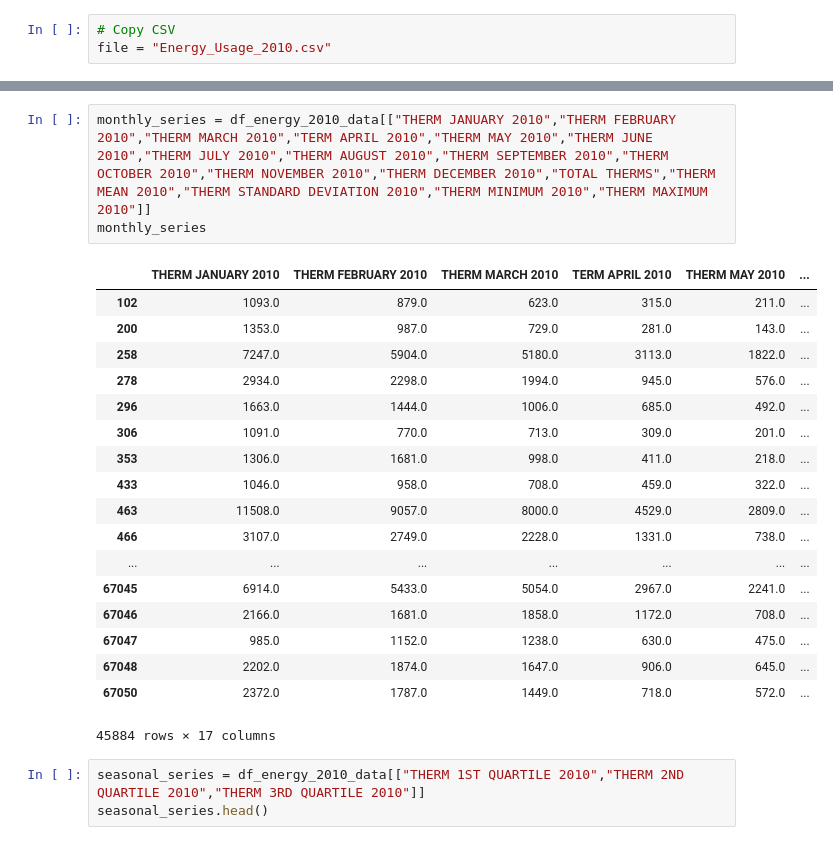
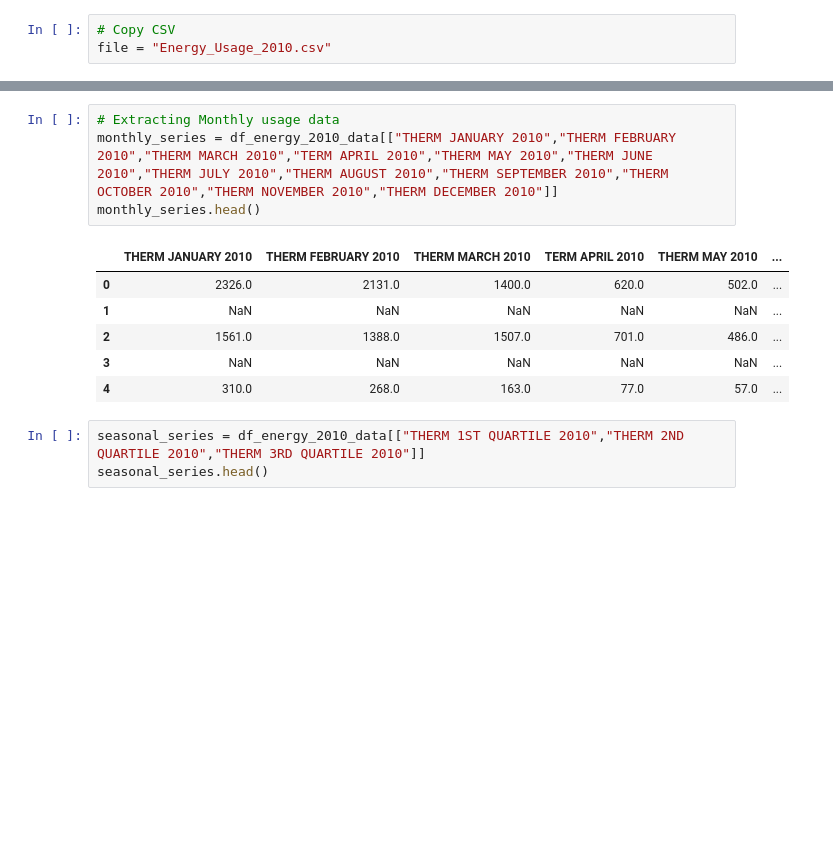
Before and after one commit to oimartin/Chicago_Energy, a Jupyter notebook: Season and Monthly Consumption.ipynb, the cells around one changed output, grey strips where cells are left out. Drawn from its saved outputs; the diff is of its cells as text; blank space fills up the shorter version.

Commit message:
Adding final commit for season and monthly consumption

```diff
--- a/Season and Monthly Consumption.ipynb
+++ b/Season and Monthly Consumption.ipynb
@@ -30,25 +21,14 @@ df_energy_2010_data
 # %%
-monthly_series = df_energy_2010_data[["THERM JANUARY 2010","THERM FEBRUARY 2010","THERM MARCH 2010","TERM APRIL 2010","THERM MAY 2010","THERM JUNE 2010","THERM JULY 2010","THERM AUGUST 2010","THERM SEPTEMBER 2010","THERM OCTOBER 2010","THERM NOVEMBER 2010","THERM DECEMBER 2010","TOTAL THERMS","THERM MEAN 2010","THERM STANDARD DEVIATION 2010","THERM MINIMUM 2010","THERM MAXIMUM 2010"]]
-monthly_series
+# Extracting Monthly usage data
+monthly_series = df_energy_2010_data[["THERM JANUARY 2010","THERM FEBRUARY 2010","THERM MARCH 2010","TERM APRIL 2010","THERM MAY 2010","THERM JUNE 2010","THERM JULY 2010","THERM AUGUST 2010","THERM SEPTEMBER 2010","THERM OCTOBER 2010","THERM NOVEMBER 2010","THERM DECEMBER 2010"]]
+monthly_series.head()
 # %% [output]
 |  | THERM JANUARY 2010 | THERM FEBRUARY 2010 | THERM MARCH 2010 | TERM APRIL 2010 | THERM MAY 2010 | ... |
-| 102 | 1093.0 | 879.0 | 623.0 | 315.0 | 211.0 | ... |
-| 200 | 1353.0 | 987.0 | 729.0 | 281.0 | 143.0 | ... |
-| 258 | 7247.0 | 5904.0 | 5180.0 | 3113.0 | 1822.0 | ... |
-| 278 | 2934.0 | 2298.0 | 1994.0 | 945.0 | 576.0 | ... |
-| 296 | 1663.0 | 1444.0 | 1006.0 | 685.0 | 492.0 | ... |
-| 306 | 1091.0 | 770.0 | 713.0 | 309.0 | 201.0 | ... |
-| 353 | 1306.0 | 1681.0 | 998.0 | 411.0 | 218.0 | ... |
-| 433 | 1046.0 | 958.0 | 708.0 | 459.0 | 322.0 | ... |
-| 463 | 11508.0 | 9057.0 | 8000.0 | 4529.0 | 2809.0 | ... |
-| 466 | 3107.0 | 2749.0 | 2228.0 | 1331.0 | 738.0 | ... |
-| ... | ... | ... | ... | ... | ... | ... |
-| 67045 | 6914.0 | 5433.0 | 5054.0 | 2967.0 | 2241.0 | ... |
-| 67046 | 2166.0 | 1681.0 | 1858.0 | 1172.0 | 708.0 | ... |
-| 67047 | 985.0 | 1152.0 | 1238.0 | 630.0 | 475.0 | ... |
-| 67048 | 2202.0 | 1874.0 | 1647.0 | 906.0 | 645.0 | ... |
-| 67050 | 2372.0 | 1787.0 | 1449.0 | 718.0 | 572.0 | ... |
+| 0 | 2326.0 | 2131.0 | 1400.0 | 620.0 | 502.0 | ... |
+| 1 | NaN | NaN | NaN | NaN | NaN | ... |
+| 2 | 1561.0 | 1388.0 | 1507.0 | 701.0 | 486.0 | ... |
+| 3 | NaN | NaN | NaN | NaN | NaN | ... |
+| 4 | 310.0 | 268.0 | 163.0 | 77.0 | 57.0 | ... |
-45884 rows × 17 columns
 # %%
 seasonal_series = df_energy_2010_data[["THERM 1ST QUARTILE 2010","THERM 2ND QUARTILE 2010","THERM 3RD QUARTILE 2010"]]
 seasonal_series.head()
```
Also changed, not shown: parts of 14 cells of this notebook, 4 other files.
